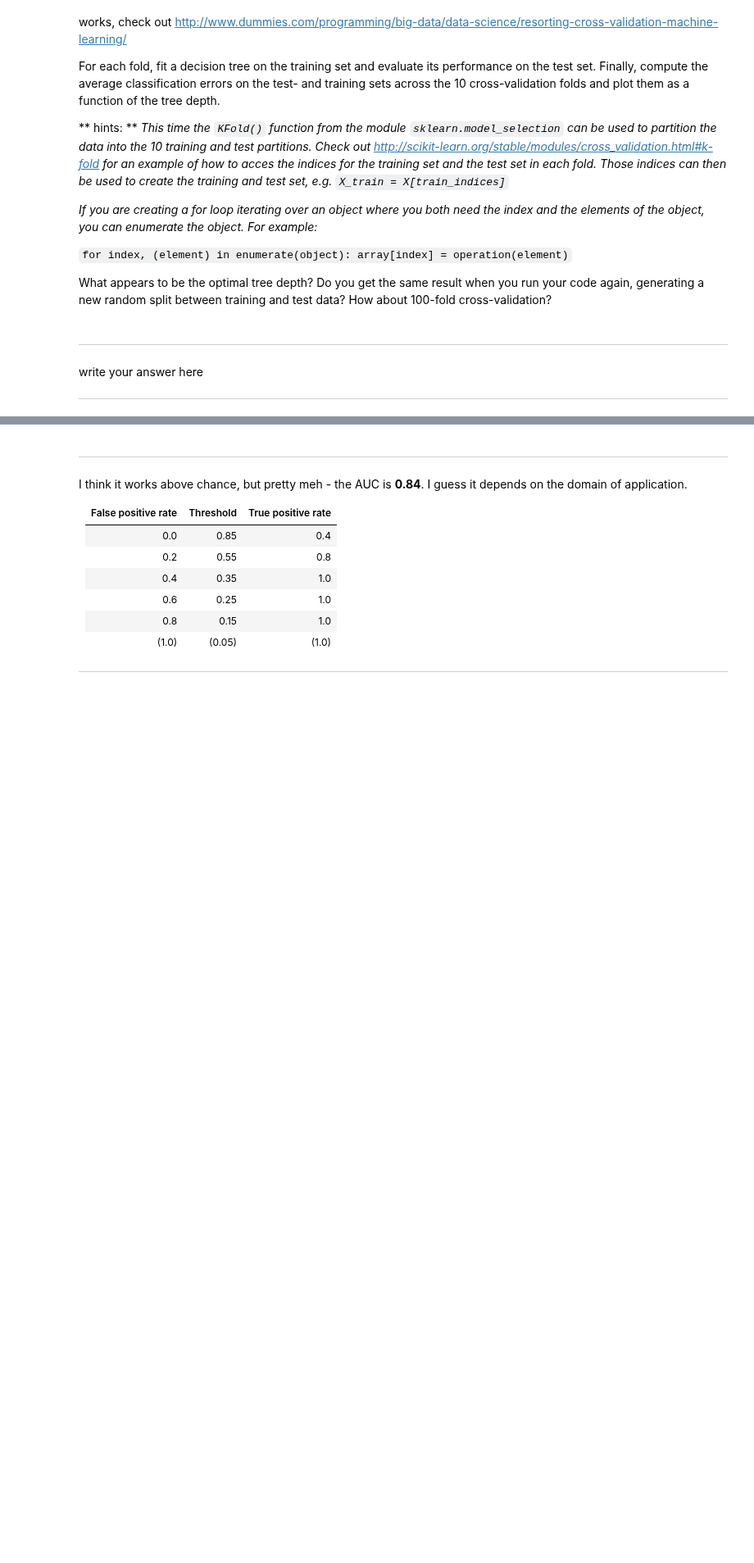
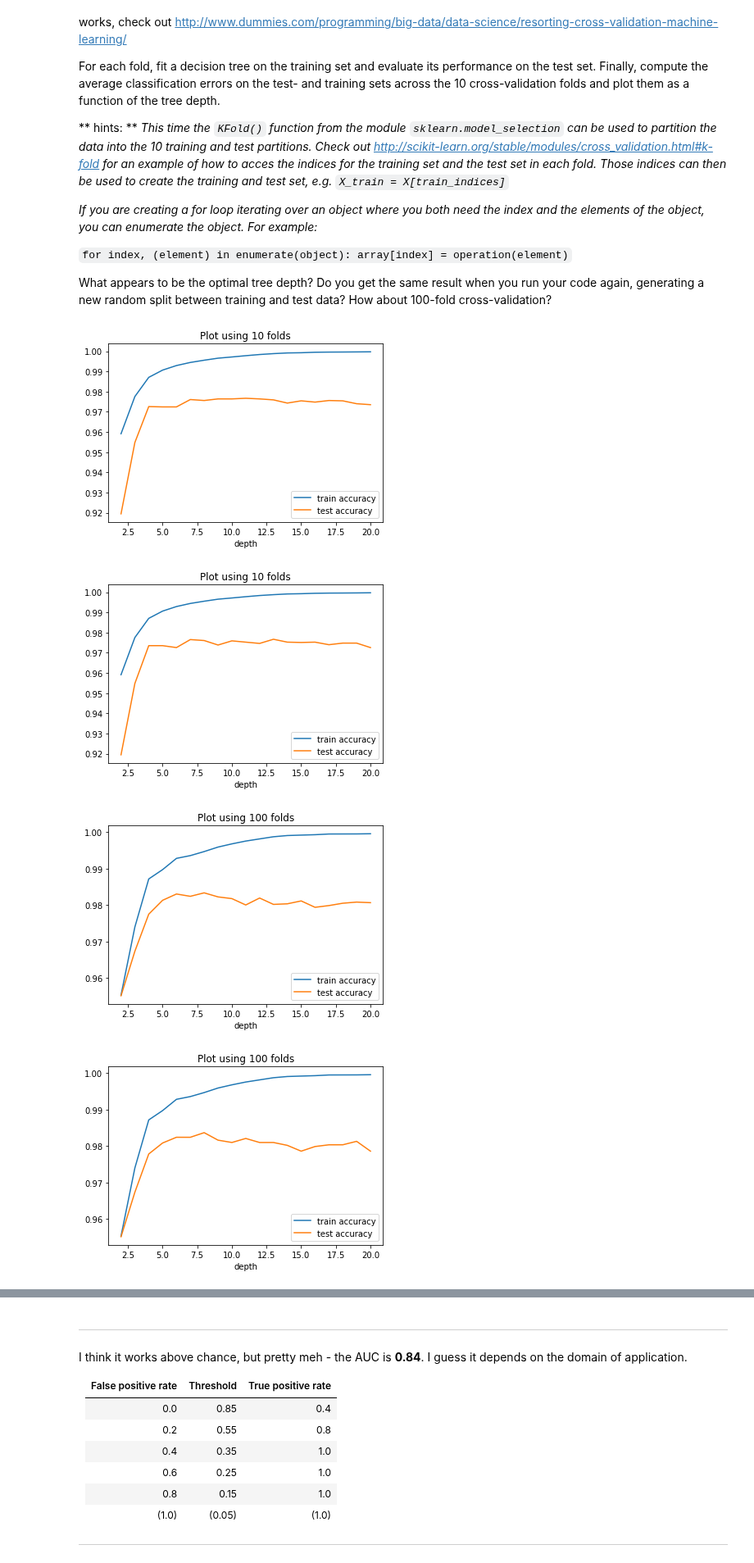
Before and after one commit to gabrielraya/Data-Mining, a Jupyter notebook: Assignment_3/Assignment_3.ipynb, the cells around one changed output, grey strips where cells are left out. Shown at 82% size. Saved outputs shown, nothing was run; the diff lists cells and outputs as text; code cells hidden in the pictures; blank space fills up the shorter version.

```diff
--- a/Assignment_3/Assignment_3.ipynb
+++ b/Assignment_3/Assignment_3.ipynb
@@ -289,8 +289,42 @@ for index, (element) in enumerate(object):
 
 
 What appears to be the optimal tree depth? Do you get the same result when you run your code again, generating a new random split between training and test data? How about 100-fold cross-validation?
-# %% [markdown]
-----
-write your answer here
-
-----
+# %%
+from sklearn.model_selection import KFold
+
+def K_fold_depths(depths, K):
+    kf = KFold(n_splits=K)
+    train_accuracies, test_accuracies = [], []
+    for max_depth in depths:
+        current_train_accuracy = []
+        current_test_accuracy = []
+        for train, test in kf.split(observations,labels):
+            tree = DecisionTreeClassifier(max_depth=max_depth)
+            tree = tree.fit(observations[train], labels[train])
+            current_train_accuracy.append(accuracy_score(labels[train], tree.predict(observations[train])))
+            current_test_accuracy.append(accuracy_score(labels[test], tree.predict(observations[test])))
+        train_accuracies.append(np.mean(current_train_accuracy))
+        test_accuracies.append(np.mean(current_test_accuracy))
+
+    return train_accuracies, test_accuracies
+# %%
+def plot_k_fold(K):
+    depths = np.arange(2, 21)
+    train_acc, test_acc = K_fold_depths(depths, K)
+
+    plt.plot(depths, train_acc, label='train accuracy')
+    plt.plot(depths, test_acc, label='test accuracy')
+    plt.xlabel('depth')
+    plt.legend()
+    plt.title("Plot using " + str(K) + ' folds')
+    plt.show()
+# %%
+plot_k_fold(10)
+plot_k_fold(10)
+plot_k_fold(100)
+plot_k_fold(100)
+# %% [output]
+[figure, added]
+[figure, added]
+[figure, added]
+[figure, added]
```
Also changed, not shown: parts of 1 cell of this notebook.
